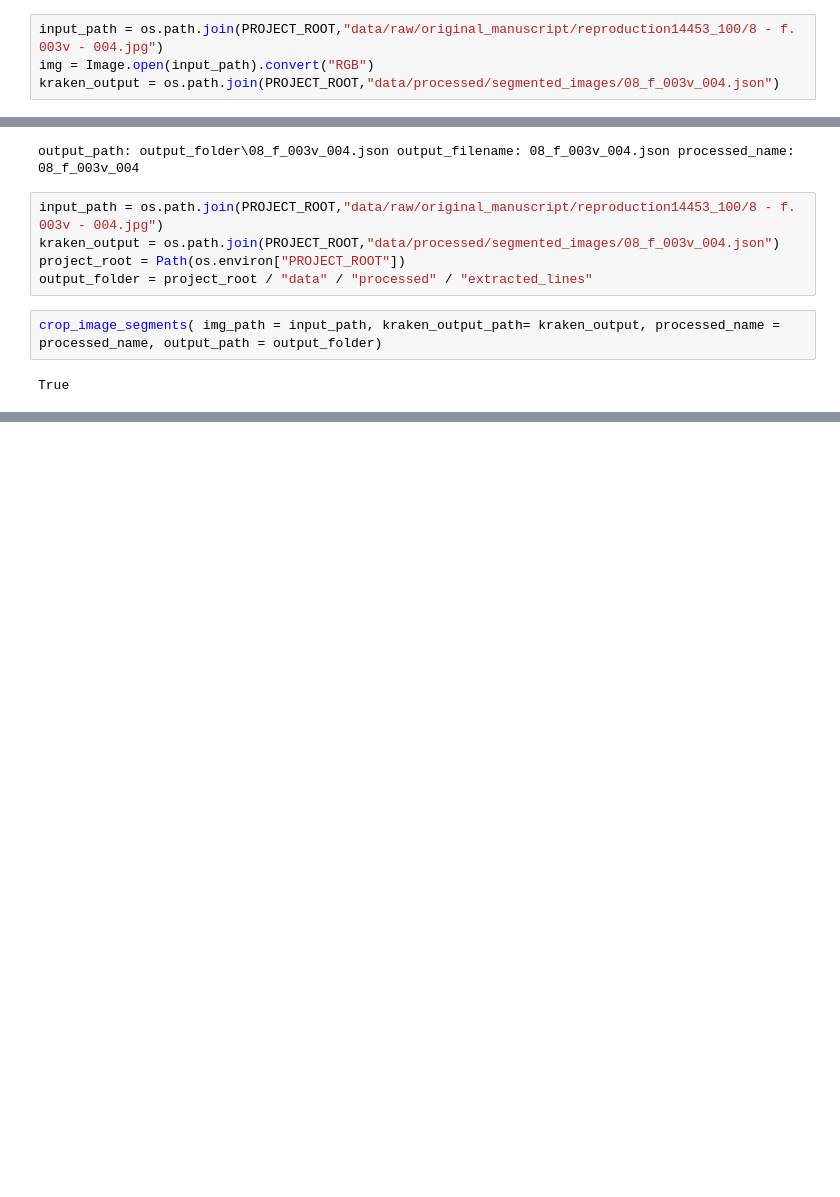
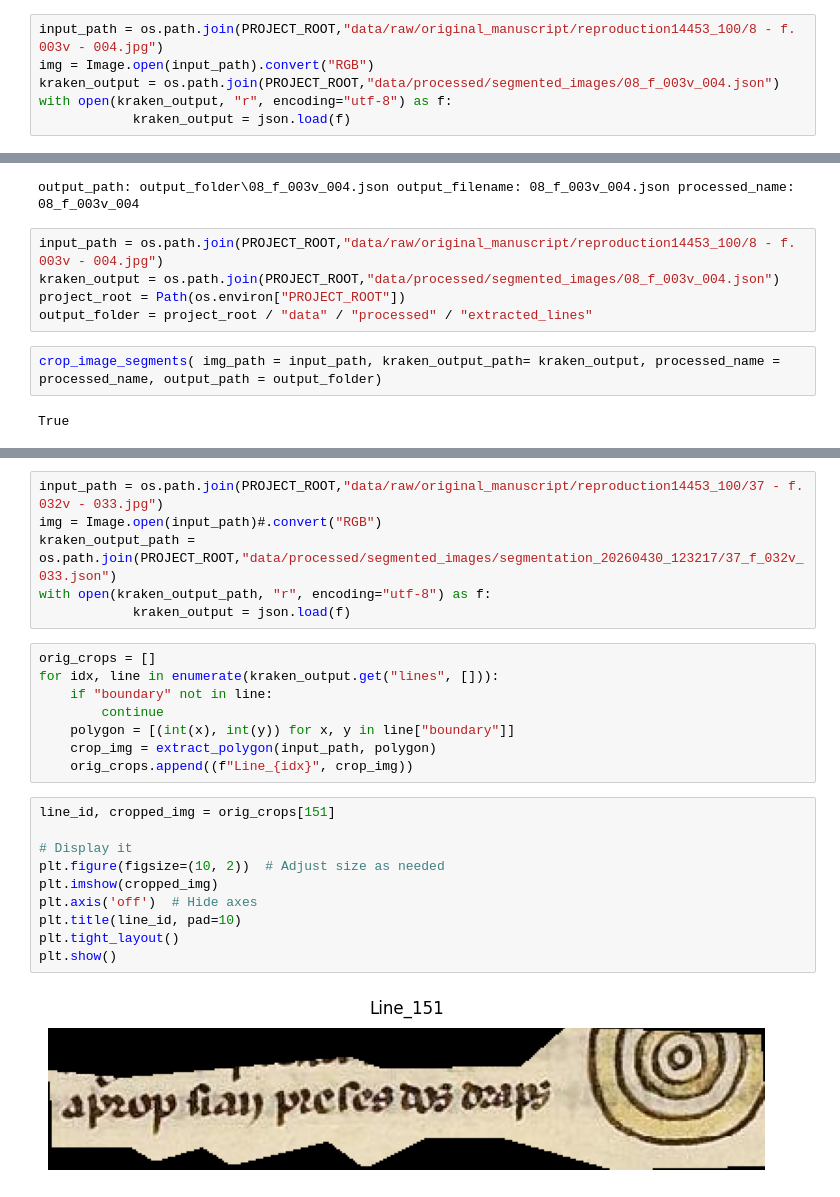
Before and after one commit to CamilaBermudez/OCC_HTR, a Jupyter notebook: notebooks/data_preprocessing/crop_image_segments.ipynb, the cells around one changed output, grey strips where cells are left out. Saved outputs shown, nothing was run; the diff lists cells and outputs as text; blank space fills up the shorter version.

Commit message:
Crop the exact polygon

```diff
--- a/notebooks/data_preprocessing/crop_image_segments.ipynb
+++ b/notebooks/data_preprocessing/crop_image_segments.ipynb
@@ -15,6 +16,8 @@ sys.path.insert(0, str(Path(os.environ.get("PROJECT_ROOT", "."))))
 input_path = os.path.join(PROJECT_ROOT,"data/raw/original_manuscript/reproduction14453_100/8 - f. 003v - 004.jpg")
 img = Image.open(input_path).convert("RGB")
 kraken_output = os.path.join(PROJECT_ROOT,"data/processed/segmented_images/08_f_003v_004.json")
+with open(kraken_output, "r", encoding="utf-8") as f:
+            kraken_output = json.load(f)
 # %%
 orig_crops = []
 for id, line in enumerate(kraken_output.get("lines", [])):
@@ -87,0 +117,26 @@ True
+# %%
+input_path = os.path.join(PROJECT_ROOT,"data/raw/original_manuscript/reproduction14453_100/37 - f. 032v - 033.jpg")
+img = Image.open(input_path)#.convert("RGB")
+kraken_output_path = os.path.join(PROJECT_ROOT,"data/processed/segmented_images/segmentation_20260430_123217/37_f_032v_033.json")
+with open(kraken_output_path, "r", encoding="utf-8") as f:
+            kraken_output = json.load(f)
+# %%
+orig_crops = []
+for idx, line in enumerate(kraken_output.get("lines", [])):
+    if "boundary" not in line:
+        continue
+    polygon = [(int(x), int(y)) for x, y in line["boundary"]]
+    crop_img = extract_polygon(input_path, polygon)
+    orig_crops.append((f"Line_{idx}", crop_img))
+# %%
+line_id, cropped_img = orig_crops[151]
+
+# Display it
+plt.figure(figsize=(10, 2))  # Adjust size as needed
+plt.imshow(cropped_img)
+plt.axis('off')  # Hide axes
+plt.title(line_id, pad=10)
+plt.tight_layout()
+plt.show()
+# %% [output]
+[figure, added]
```
Also changed, not shown: parts of 3 cells of this notebook.
